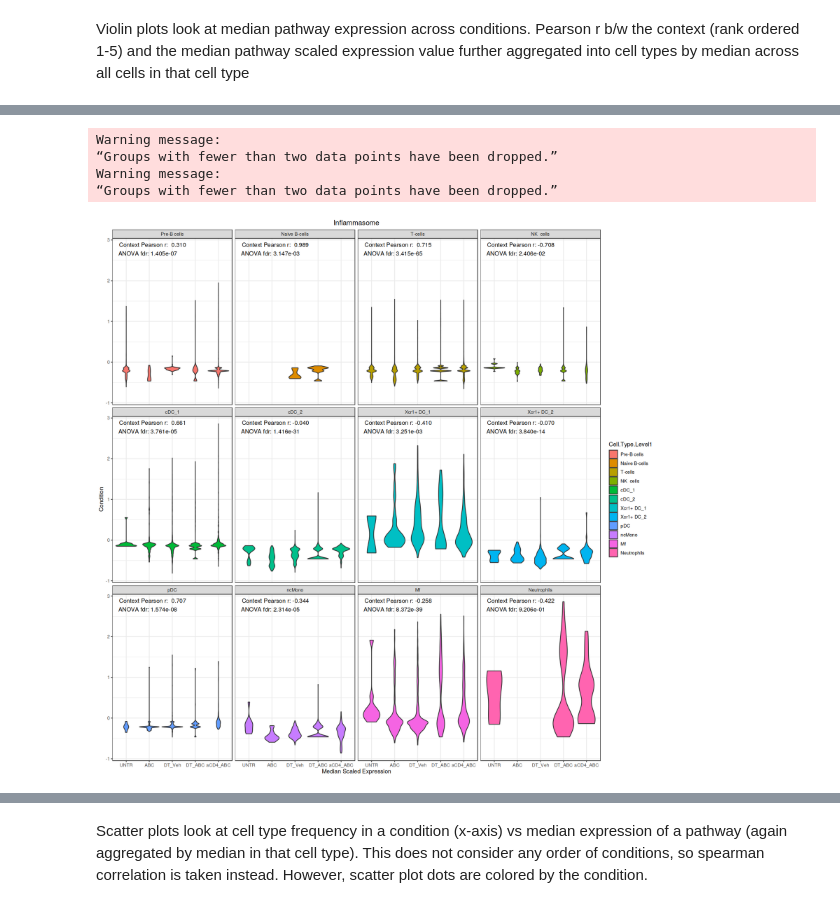
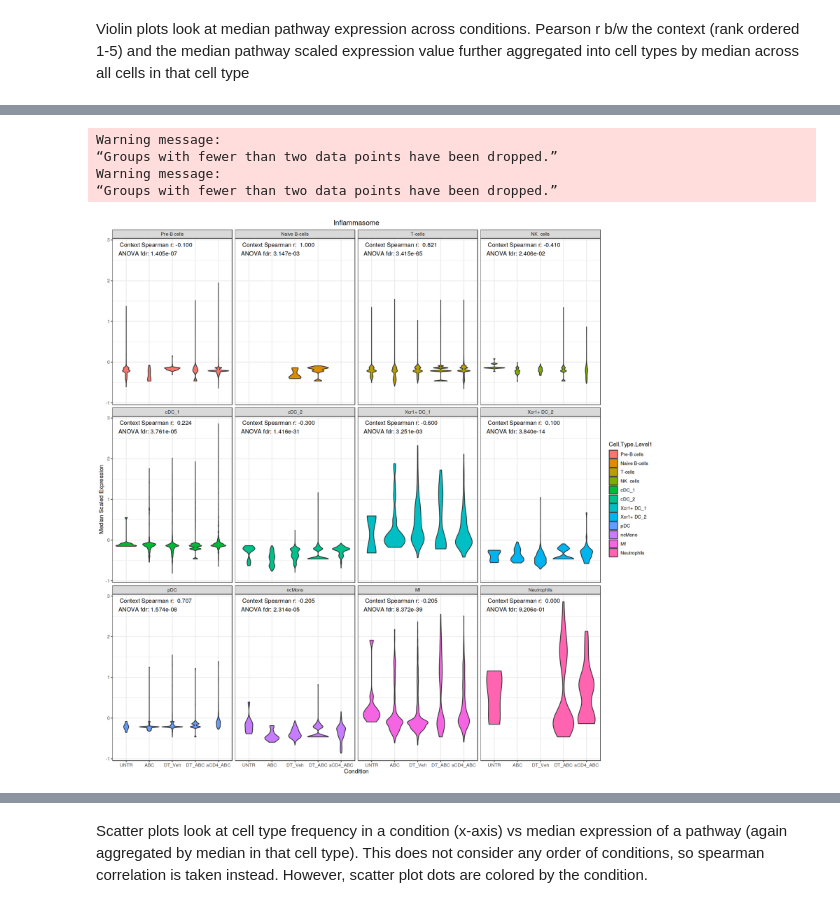
Before and after one commit to hmbaghdassarian/norcross_abc, a Jupyter notebook: notebooks/04_Transcriptional_Analysis/04C_CellTypeSignatures.ipynb, the cells around one changed output, grey strips where cells are left out. Drawn from its saved outputs; the diff is of its cells as text; code cells hidden in the pictures.

```diff
--- a/notebooks/04_Transcriptional_Analysis/04C_CellTypeSignatures.ipynb
+++ b/notebooks/04_Transcriptional_Analysis/04C_CellTypeSignatures.ipynb
@@ -131,0 +199,11 @@ anova.type1.ifns = md %>%
+# %%
+anova.genes<-list()
+for (pathway.name in names(med.genes)){
+    anova.genes[[pathway.name]]<-md %>%
+                            select(c('orig.ident', 'Cell.Type.Level1', paste0('Med.', pathway.name))) %>%
+                            group_by(Cell.Type.Level1) %>%
+                            do(Model = aov(as.formula(paste0('Med.', pathway.name, ' ~ orig.ident')), data=.)) %>%
+                            mutate(ANOVA.pval = summary(Model)[[1]][["Pr(>F)"]][1]) %>%
+                            select(-one_of(c('Model'))) %>%
+                            mutate(ANOVA.fdr = p.adjust(ANOVA.pval, method = 'BH'))
+}
@@ -201,3 +252,27 @@ cor.freq.type1.ifns[['orig.ident']]<-NA
+# %%
+cors<-cors[cors$Cell.Type.Level1 != 'Unknown', ]
+ct.mapper<-levels(cors$Cell.Type.Level1)[levels(cors$Cell.Type.Level1) != 'Unknown']
+names(ct.mapper)<-levels(context.freq$Cell.Type.Level1)
+context.freq[['Cell.Type.Level1']]<-factor(ct.mapper[context.freq$Cell.Type.Level1],
+          levels = levels(cors$Cell.Type.Level1)[levels(cors$Cell.Type.Level1) != 'Unknown'])
+
+context.freq[['orig.ident']]<-factor(context.freq$orig.ident,
+                                    levels = levels(cors$orig.ident))
+cors.freq<-dplyr::inner_join(context.freq, cors, by = c('Cell.Type.Level1', 'orig.ident'))
+
+cors.freq.genes<-list()
+
+for (pathway.name in names(med.genes)){
+        cfg<-cors.freq %>%
+                    group_by(Cell.Type.Level1)%>%
+                    select(paste0('Med.', pathway.name), 'Frequency', 'Cell.Type.Level1') %>%
+                    rename('Med' = paste0('Med.', pathway.name)) %>%
+                    mutate(Correlation = cor(Med, Frequency, method = 'spearman', use = 'pairwise.complete.obs')) %>%
+                    select(c('Cell.Type.Level1','Correlation')) %>%
+                    distinct(.keep_all = TRUE)
+    cfg[['orig.ident']]<-NA
+    cors.freq.genes[[pathway.name]]<-cfg
+}
 # %% [markdown]
 Are there any patterns for cell types across contexts with these pathways?
 # %% [markdown]
@@ -217,24 +280,24 @@ A rowwise_df: 6 × 3
 # %%
 h_ = 15
 w_ = 15
 options(repr.plot.height=h_, repr.plot.width=w_)
 
-g<-ggplot(data = md, aes(x = orig.ident, y = Med.Inflammasome, fill = Cell.Type.Level1)) +
+g<-ggplot(data = md, aes(x = orig.ident, y = Med.inflammasome, fill = Cell.Type.Level1)) +
 geom_violin() + theme_bw() +
 facet_wrap( ~ Cell.Type.Level1) + ggtitle('Inflammasome') +
 theme(plot.title = element_text(hjust = 0.5)) +
-ylab('Condition') + xlab('Median Scaled Expression') +
-geom_text(data=cor.inflammasome,
-          aes(label=paste("Context Pearson r: ", format(round(Correlation, 3), nsmall = 3), sep=""),
+ylab('Median Scaled Expression') + xlab('Condition') +
+geom_text(data=cors.genes[['inflammasome']],
+          aes(label=paste("Context Spearman r: ", format(round(Correlation, 3), nsmall = 3), sep=""),
              x = -Inf, y = Inf, hjust = -0.1, vjust = 2))+
-geom_text(data=anova.inflammasome,
+geom_text(data=anova.genes[['inflammasome']],
           aes(label=paste("ANOVA fdr: ", formatC(ANOVA.fdr, format = "e", digits = 3), sep=""),
              x = -Inf, y = Inf, hjust = -0.1, vjust = 4))
 
 g
 # %% [output]
 Warning message:
 “Groups with fewer than two data points have been dropped.”
 Warning message:
 “Groups with fewer than two data points have been dropped.”
-[figure, old version]
+[figure, new version]
```
Also changed, not shown: parts of 34 cells of this notebook, 2 other files.
